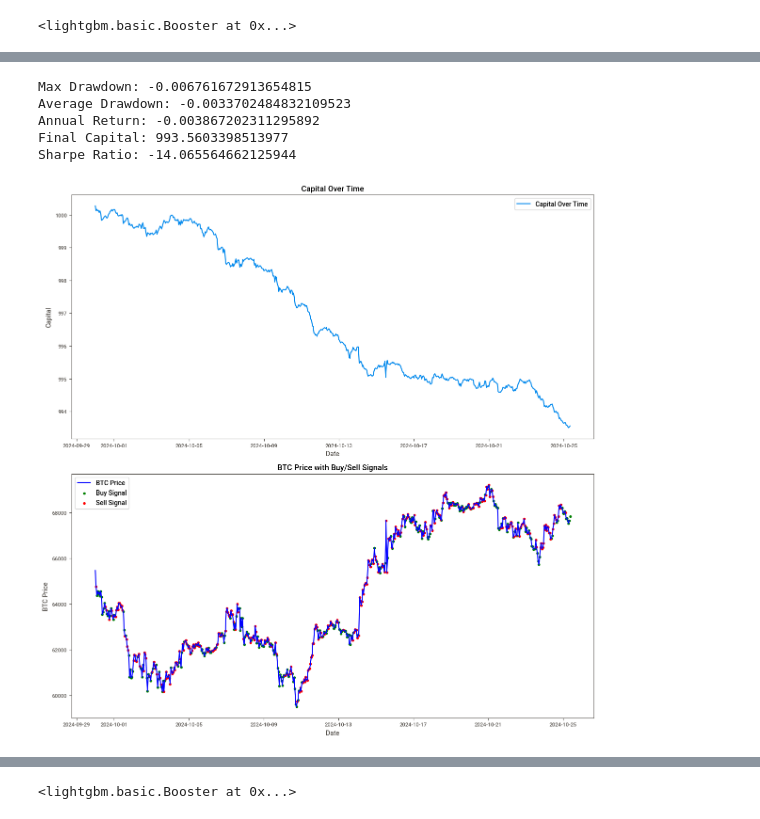
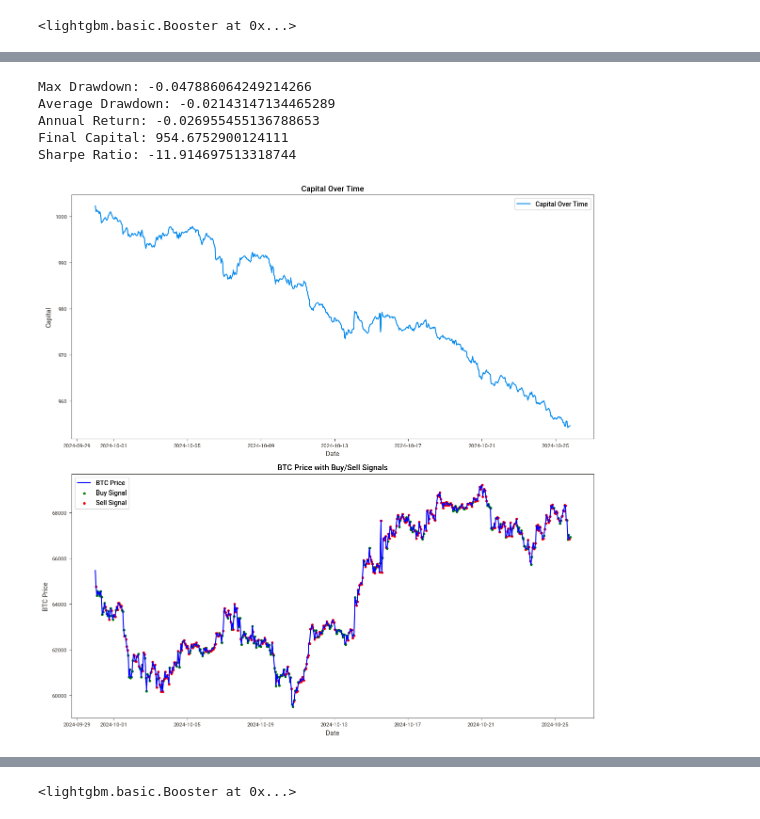
Before and after one commit to mikoto2726/mlbot, a Jupyter notebook: mlbot.ipynb, the cells around one changed output, grey strips where cells are left out. Cells and saved outputs as stored; diff of their text form; code cells hidden in the pictures.

```diff
--- a/mlbot.ipynb
+++ b/mlbot.ipynb
@@ -83,23 +82,14 @@ Report sweetviz_report.html was generated! NOTEBOOK/COLAB USERS: the web browser
 # %%
 # 特徴量エンジニアリング
 # 移動平均線の計算
-df['SMA_5'] = df['close'].rolling(window=5).mean()
 df['SMA_10'] = df['close'].rolling(window=10).mean()
 df['SMA_20'] = df['close'].rolling(window=20).mean()
 df['SMA_30'] = df['close'].rolling(window=30).mean()
-df['SMA_50'] = df['close'].rolling(window=50).mean()
-df['SMA_75'] = df['close'].rolling(window=75).mean()
 df['SMA_100'] = df['close'].rolling(window=100).mean()
 df['SMA_200'] = df['close'].rolling(window=200).mean()
 
 # 指数移動平均線の計算
-df['EMA_5'] = df['close'].ewm(span=5, adjust=False).mean() #ewmはEMAを計算するためのpandasメソッド
-df['EMA_10'] = df['close'].ewm(span=10, adjust=False).mean() #adjustは新しいデータに強く重みづけ
 df['EMA_20'] = df['close'].ewm(span=20, adjust=False).mean()
-df['EMA_30'] = df['close'].ewm(span=30, adjust=False).mean()
-df['EMA_50'] = df['close'].ewm(span=50, adjust=False).mean()
-df['EMA_75'] = df['close'].ewm(span=75, adjust=False).mean()
-df['EMA_100'] = df['close'].ewm(span=100, adjust=False).mean()
 df['EMA_200'] = df['close'].ewm(span=200, adjust=False).mean()
 
 # RSIの計算
@@ -186,8 +174,8 @@ df['target'] = (df['return'] > 0).astype(int) #価格が上昇したらTrue
 df.dropna(inplace=True)
 # %%
 # 特徴量と目標変数の定義
-features = ['open', 'high', 'low', 'close', 'volume', 'SMA_5', 'SMA_10', 'SMA_20', 'SMA_30', 'SMA_50', 'SMA_75', 'SMA_100', 'SMA_200',
-            'EMA_5', 'EMA_10', 'EMA_20', 'EMA_30', 'EMA_50', 'EMA_75', 'EMA_100', 'EMA_200', 'RSI_14', 'MACD', 'Signal_Line',
+features = ['open', 'high', 'low', 'close', 'volume', 'SMA_10', 'SMA_30','SMA_100', 'SMA_200',
+            'EMA_20',  'EMA_200', 'RSI_14', 'MACD', 'Signal_Line',
             'Upper_Band', 'Lower_Band', 'ATR_14', 'ADX_14', 'CCI_14', 'OBV', '%K', '%D', 'hour', 'day_of_week'] + [f'lag_{lag}' for lag in range(1,6)]
 
 X = df[features]
@@ -258,13 +246,13 @@ positions = []
 buy_signals = []
 sell_signals = []
 
-leverage = 2  # レバレッジ設定
-risk_factor = 3  # リスク管理用の資本割合
+leverage = 10  # レバレッジ設定
+risk_factor = 5  # リスク管理用の資本割合
 fee_rate = 0.00055  # 仮の取引手数料率
 slippage = 0.00005  # スリッページ率
 min_confidence = 0.5  # 取引実行の確信度閾値
-stop_loss_rate = 0.02  # 損失が一定値に達した場合にポジションを閉じる割合
-take_profit_rate = 0.05  # 利益が一定値に達した場合にポジションを閉じる割合
+stop_loss_rate = 5  # 損失が一定値に達した場合にポジションを閉じる割合
+take_profit_rate = 9  # 利益が一定値に達した場合にポジションを閉じる割合
 
 # ATRの計算
 atr_period = 14
@@ -409,10 +397,15 @@ gbm.save_model('lightgbm_btc_model.txt')
 # モデル改良のための次のステップとして、ハイパーパラメータのチューニングを行います
 # グリッドサーチによるハイパーパラメータチューニング
 param_grid = {
-    'num_leaves': [20, 31],
-    'learning_rate': [0.1, 0.05],
-    'max_depth': [5, 10],
+    'num_leaves': [20, 31, 50],  # 葉の数を広げてより複雑なモデルを試す
+    'learning_rate': [0.1, 0.05, 0.01],  # より小さい学習率も追加
+    'max_depth': [5, 10, 15],  # モデルの深さを広げ、過学習を避ける
+    'min_data_in_leaf': [20, 50],  # リーフに必要な最小データを設定し、過学習を防ぐ
+    'feature_fraction': [0.7, 0.9],  # サブサンプルでの特徴量選択率
+    'bagging_fraction': [0.8, 1.0],  # サブサンプルでのデータ選択率
+    'bagging_freq': [1, 5]  # サブサンプルの頻度
 }
+
 # モデルのインスタンス化
 gbm_cv = lgb.LGBMClassifier(objective='binary', metric='binary_logloss', verbose=-1)
 # グリッドサーチの実行
@@ -471,13 +464,13 @@ tune_positions = []
 tune_buy_signals = []
 tune_sell_signals = []
 
-tune_leverage = 2  # レバレッジ設定
-tune_risk_factor = 3  # リスク管理用の資本割合
+tune_leverage = 10 # レバレッジ設定
+tune_risk_factor = 5  # リスク管理用の資本割合
 tune_fee_rate = 0.00055  # 仮の取引手数料率
 tune_slippage = 0.00005  # スリッページ率
 tune_min_confidence = 0.5  # 取引実行の確信度閾値
-tune_stop_loss_rate = 0.02  # ストップロス
-tune_take_profit_rate = 0.05  # 利益確定の閾値
+tune_stop_loss_rate = 5  # ストップロス
+tune_take_profit_rate = 9  # 利益確定の閾値
 
 # ATRの計算
 atr_period = 14
@@ -561,39 +554,39 @@ plt.figure(figsize=(12, 12))
 # 1つ目のグラフ: 資産推移のプロット
 plt.subplot(2, 1, 1)
 plt.plot(tune_backtest_results.index, tune_backtest_results['tune_capital'], label='Capital Over Time')
 plt.title('Capital Over Time')
 plt.xlabel('Date')
 plt.ylabel('Capital')
 plt.legend()
 
 # 2つ目のグラフ: BTC価格と売買シグナルのプロット
 plt.subplot(2, 1, 2)
 plt.plot(df.loc[tune_test_dates[:-1], 'close'], label='BTC Price', color='blue')
 
 # 買いのシグナル（緑の丸）
 if tune_buy_signals:
     buy_dates, buy_prices = zip(*tune_buy_signals)
     plt.scatter(buy_dates, buy_prices, color='green', label='Buy Signal', marker='o')
 
 # 売りのシグナル（赤の丸）
 if tune_sell_signals:
     sell_dates, sell_prices = zip(*tune_sell_signals)
     plt.scatter(sell_dates, sell_prices, color='red', label='Sell Signal', marker='o')
 
 plt.title('BTC Price with Buy/Sell Signals')
 plt.xlabel('Date')
 plt.ylabel('BTC Price')
 plt.legend()
 
 plt.tight_layout()
 plt.show()
 # %% [output]
-Max Drawdown: -0.006761672913654815
-Average Drawdown: -0.0033702484832109523
-Annual Return: -0.003867202311295892
-Final Capital: 993.5603398513977
-Sharpe Ratio: -14.065564662125944
+Max Drawdown: -0.047886064249214266
+Average Drawdown: -0.02143147134465289
+Annual Return: -0.026955455136788653
+Final Capital: 954.6752900124111
+Sharpe Ratio: -11.914697513318744
-[figure, old version]
+[figure, new version]
 # %%
 # リターン分布のプロット
 plt.figure(figsize=(12,6))
```
Also changed, not shown: parts of 14 cells of this notebook, 3 other files.
